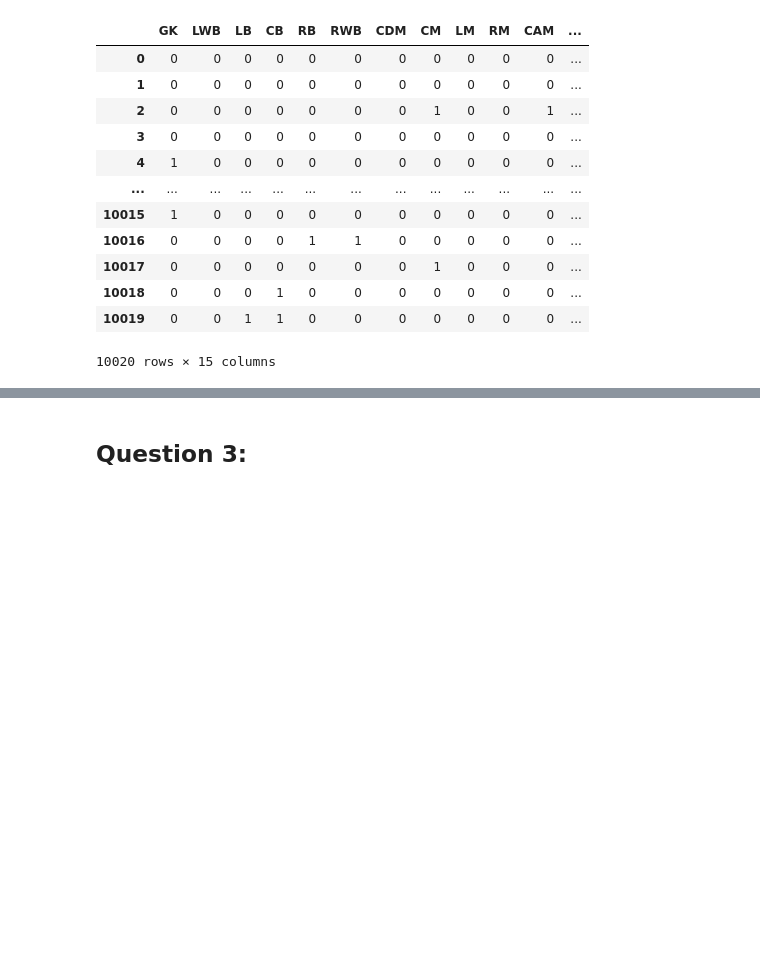
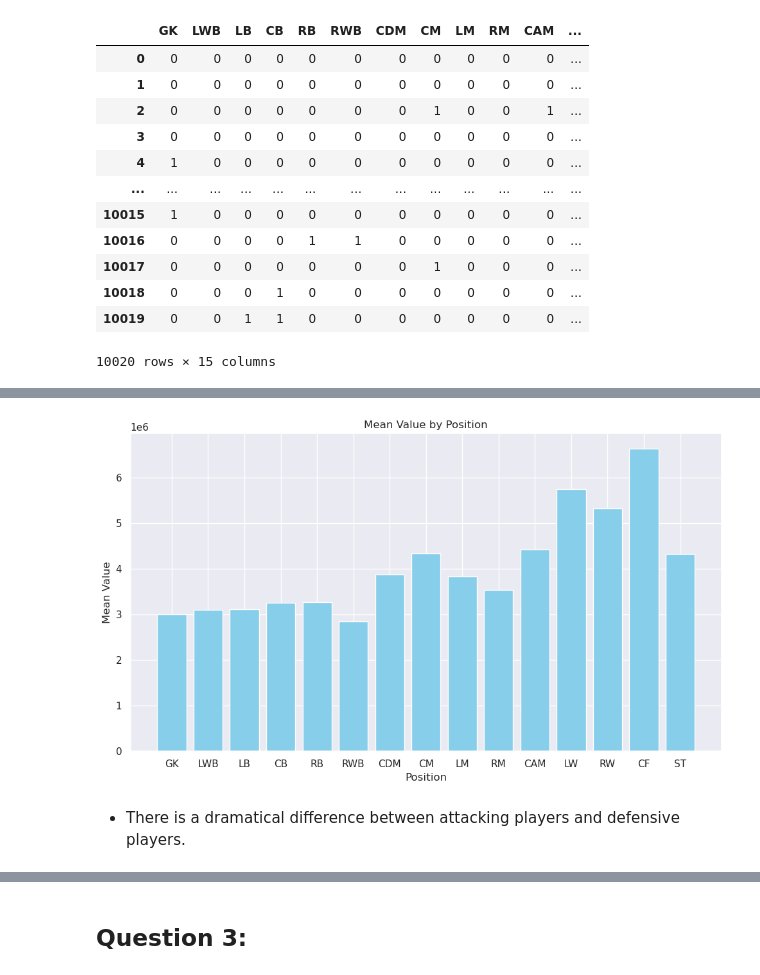
Before and after one commit to TranPhanPhucAn/Final_project_NMKHDL, a Jupyter notebook: Making_Questions.ipynb, the cells around one changed output, grey strips where cells are left out. Cells and saved outputs as stored; diff of their text form; code cells hidden in the pictures; blank space fills up the shorter version.

```diff
--- a/Making_Questions.ipynb
+++ b/Making_Questions.ipynb
@@ -83,0 +152,13 @@ one_hot_position_df
+# %%
+values_by_positions_df = one_hot_position_df.merge(cleaned_df['Value'],left_index=True, right_index=True)
+mean_value_by_pos = {}
+for col in values_by_positions_df.columns[:-1]:
+    num = 0
+    value = 0
+    for i in range(len(values_by_positions_df[col])):
+        if values_by_positions_df[col][i]:
+            num += 1
+            value += values_by_positions_df['Value'][i]
+    mean_value_by_pos[col] = value / num
+mean_value_df = pd.DataFrame(list(mean_value_by_pos.items()), columns=['Position', 'Mean Value'])
+mean_value_df
@@ -83,0 +182,12 @@ one_hot_position_df
+# %%
+plt.figure(figsize=(10, 6))
+plt.bar(mean_value_df['Position'], mean_value_df['Mean Value'], color='skyblue')
+plt.xlabel('Position')
+plt.ylabel('Mean Value')
+plt.title('Mean Value by Position')
+plt.tight_layout()
+plt.show()
+# %% [output]
+[figure, added]
+# %% [markdown]
+- There is a dramatical difference between attacking players and defensive players.
```
Also changed, not shown: parts of 38 cells of this notebook.
